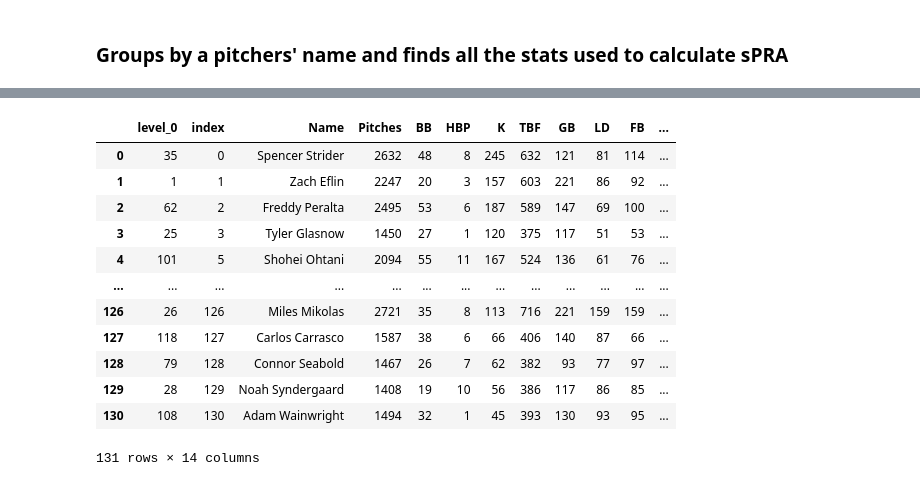
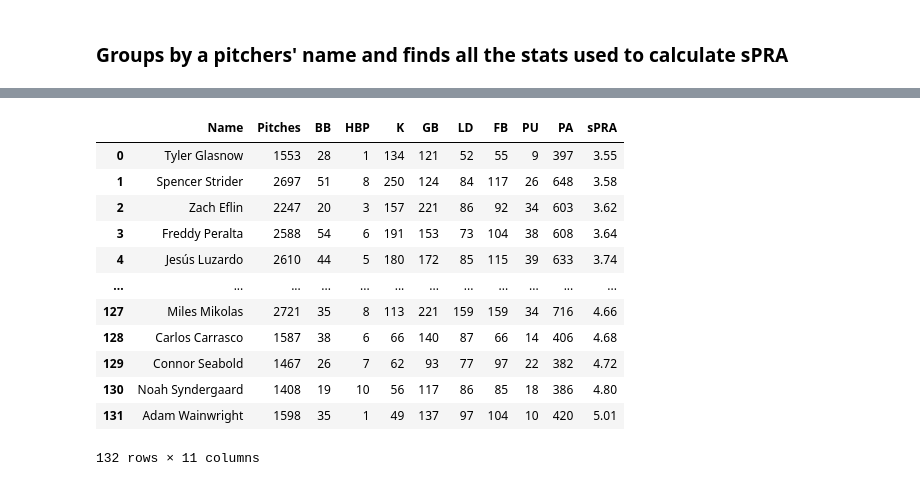
Before and after one commit to Cbkaplinger/Random-Projects, a Jupyter notebook: MLB/Creation-of-sPRA/sPRA2023.ipynb, the cells around one changed output, grey strips where cells are left out. Cells and saved outputs as stored; diff of their text form; code cells hidden in the pictures.

```diff
--- a/MLB/Creation-of-sPRA/sPRA2023.ipynb
+++ b/MLB/Creation-of-sPRA/sPRA2023.ipynb
@@ -80,13 +80,13 @@ player_grouped = savant_df.groupby(['Name']).agg(
     BB = ('events', lambda x: (x == 'walk').sum()),
     HBP = ('events', lambda x: (x == 'hit_by_pitch').sum()),
     K = ('events', lambda x: (x == 'strikeout').sum()),
-    TBF = ('events', lambda x: (x.isin(['other_out', 'single', 'double', 'triple', 'home_run', 'walk', 'strikeout', 'field_out', 'hit_by_pitch', 'sac_fly', 'sac_fly_double_play', 'sac_bunt', 'field_error', 'fielders_choice', 'double_play', 'fielders_choice_out', 'sac_fly_double_play', 'strikeout_double_play', 'catcher_interf', 'triple_play', 'grounded_into_double_play'])).sum()),
     GB = ('bb_type', lambda x: (x == 'ground_ball').sum()),
     LD = ('bb_type', lambda x: (x == 'line_drive').sum()),
     FB = ('bb_type', lambda x: (x == 'fly_ball').sum()),
     PU = ('bb_type', lambda x: (x == 'popup').sum()),
-    BIP = ('bb_type', lambda x: (x.isin(['ground_ball', 'line_drive', 'fly_ball', 'popup'])).sum()))
+    PA = ('events', lambda x: (x.isin(['other_out', 'single', 'double', 'triple', 'home_run', 'walk', 'strikeout', 'field_out', 'hit_by_pitch', 'sac_fly', 'sac_fly_double_play', 'sac_bunt', 'field_error', 'fielders_choice', 'double_play', 'fielders_choice_out', 'sac_fly_double_play', 'strikeout_double_play', 'catcher_interf', 'triple_play', 'grounded_into_double_play'])).sum()))
 
-player_grouped = player_grouped[player_grouped['TBF'] >= 350]
+league_average = player_grouped[player_grouped['PA'] >= 5]
+player_grouped = player_grouped[player_grouped['PA'] >= 350]
 player_grouped
 # %% [output]
@@ -107,30 +133,22 @@ player_grouped
 # %%
-K = -0.216668
-BB = 0.218963
-FB = 0.100319
-GB = -0.061018
-LD = 0.295364
-PU = -0.231931
-HBP = 0.373525
-
 player_grouped["sPRA"] = round(
     ((0.85 * (BB * 16.38860664066341 * player_grouped["BB"]) + (HBP * 16.38860664066341 * player_grouped["HBP"]) + (K * 16.38860664066341 * player_grouped["K"]) +
     (FB * 16.38860664066341 * player_grouped["FB"]) + (LD * 16.38860664066341 * player_grouped["LD"]) + (PU * 16.38860664066341 * player_grouped["PU"]) + (GB * 16.38860664066341 * player_grouped["GB"]))
-    / player_grouped["TBF"]) + 4.05, 2)
+    / player_grouped["PA"]) + 4.05, 2)
 player_grouped = player_grouped.sort_values(by = "sPRA")
 player_grouped = player_grouped.reset_index()
 player_grouped
 # %% [output]
-|  | level_0 | index | Name | Pitches | BB | HBP | K | TBF | GB | LD | FB | ... |
-| 0 | 35 | 0 | Spencer Strider | 2632 | 48 | 8 | 245 | 632 | 121 | 81 | 114 | ... |
-| 1 | 1 | 1 | Zach Eflin | 2247 | 20 | 3 | 157 | 603 | 221 | 86 | 92 | ... |
-| 2 | 62 | 2 | Freddy Peralta | 2495 | 53 | 6 | 187 | 589 | 147 | 69 | 100 | ... |
-| 3 | 25 | 3 | Tyler Glasnow | 1450 | 27 | 1 | 120 | 375 | 117 | 51 | 53 | ... |
-| 4 | 101 | 5 | Shohei Ohtani | 2094 | 55 | 11 | 167 | 524 | 136 | 61 | 76 | ... |
-| ... | ... | ... | ... | ... | ... | ... | ... | ... | ... | ... | ... | ... |
-| 126 | 26 | 126 | Miles Mikolas | 2721 | 35 | 8 | 113 | 716 | 221 | 159 | 159 | ... |
-| 127 | 118 | 127 | Carlos Carrasco | 1587 | 38 | 6 | 66 | 406 | 140 | 87 | 66 | ... |
-| 128 | 79 | 128 | Connor Seabold | 1467 | 26 | 7 | 62 | 382 | 93 | 77 | 97 | ... |
-| 129 | 28 | 129 | Noah Syndergaard | 1408 | 19 | 10 | 56 | 386 | 117 | 86 | 85 | ... |
-| 130 | 108 | 130 | Adam Wainwright | 1494 | 32 | 1 | 45 | 393 | 130 | 93 | 95 | ... |
+|  | Name | Pitches | BB | HBP | K | GB | LD | FB | PU | PA | sPRA |
+| 0 | Tyler Glasnow | 1553 | 28 | 1 | 134 | 121 | 52 | 55 | 9 | 397 | 3.55 |
+| 1 | Spencer Strider | 2697 | 51 | 8 | 250 | 124 | 84 | 117 | 26 | 648 | 3.58 |
+| 2 | Zach Eflin | 2247 | 20 | 3 | 157 | 221 | 86 | 92 | 34 | 603 | 3.62 |
+| 3 | Freddy Peralta | 2588 | 54 | 6 | 191 | 153 | 73 | 104 | 38 | 608 | 3.64 |
+| 4 | Jesús Luzardo | 2610 | 44 | 5 | 180 | 172 | 85 | 115 | 39 | 633 | 3.74 |
+| ... | ... | ... | ... | ... | ... | ... | ... | ... | ... | ... | ... |
+| 127 | Miles Mikolas | 2721 | 35 | 8 | 113 | 221 | 159 | 159 | 34 | 716 | 4.66 |
+| 128 | Carlos Carrasco | 1587 | 38 | 6 | 66 | 140 | 87 | 66 | 14 | 406 | 4.68 |
+| 129 | Connor Seabold | 1467 | 26 | 7 | 62 | 93 | 77 | 97 | 22 | 382 | 4.72 |
+| 130 | Noah Syndergaard | 1408 | 19 | 10 | 56 | 117 | 86 | 85 | 18 | 386 | 4.80 |
+| 131 | Adam Wainwright | 1598 | 35 | 1 | 49 | 137 | 97 | 104 | 10 | 420 | 5.01 |
-131 rows × 14 columns
+132 rows × 11 columns
```
Also changed, not shown: parts of 11 cells of this notebook, 9 other files.
